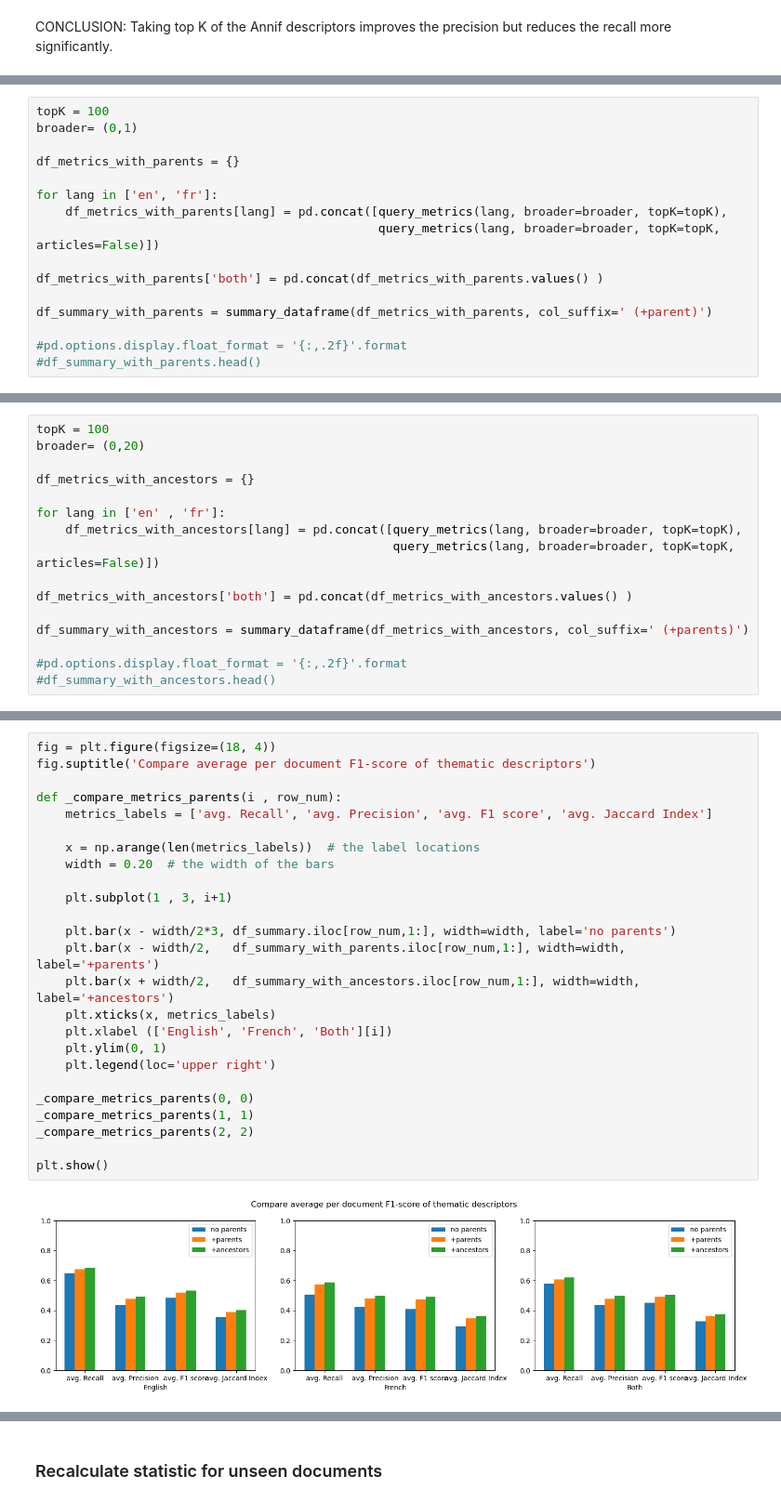
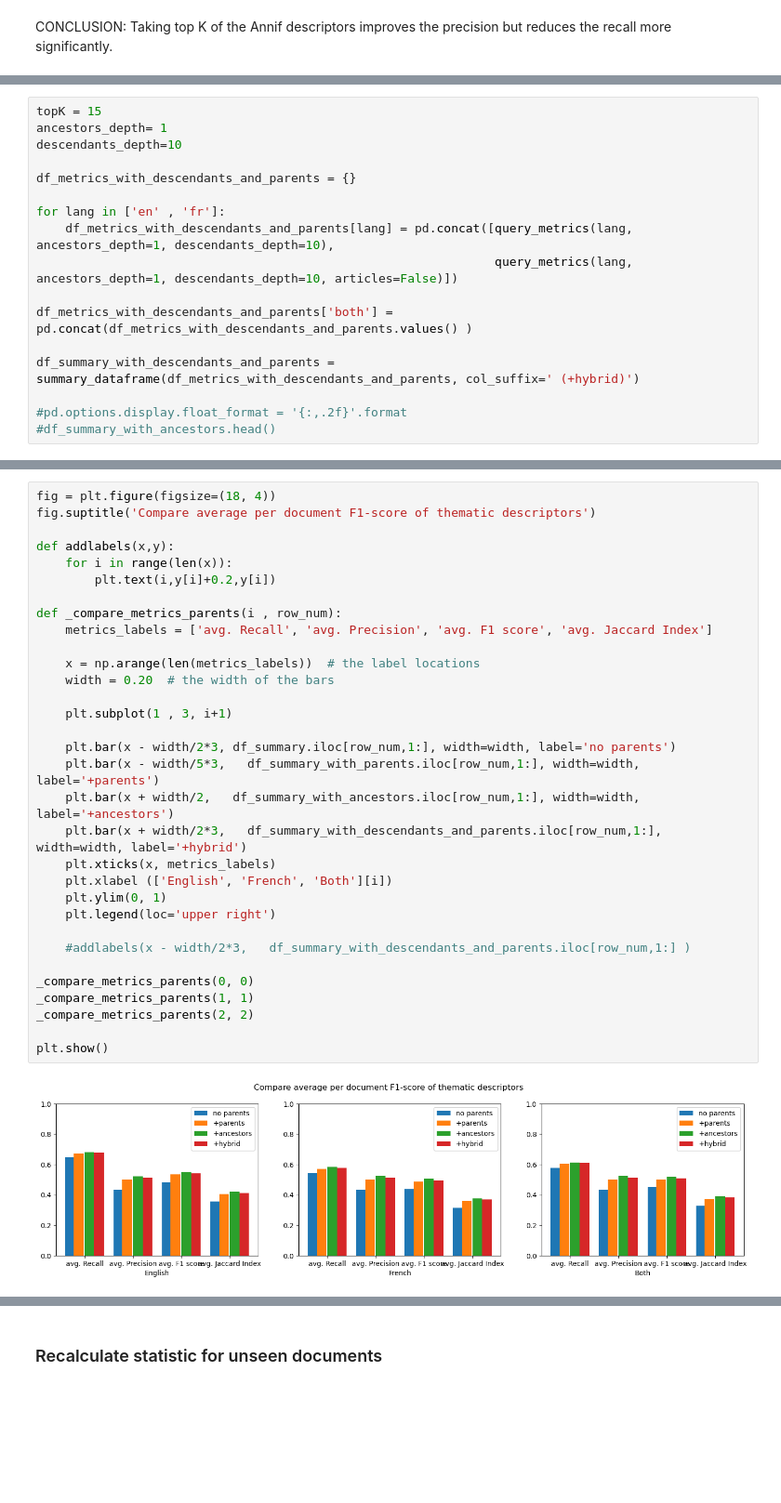
Before and after one commit to issa-project/issa-pipeline, a Jupyter notebook: notebooks/issa-descriptor-analysis.ipynb, the cells around one changed output, grey strips where cells are left out. Shown at 93% size. Saved outputs shown, nothing was run; the diff lists cells and outputs as text; blank space fills up the shorter version.

```diff
--- a/notebooks/issa-descriptor-analysis.ipynb
+++ b/notebooks/issa-descriptor-analysis.ipynb
@@ -478,17 +685,18 @@ CONCLUSION: Taking top K of the Annif descriptors improves the precision but red
 # %%
-topK = 100
-broader= (0,1)
+topK = 15
+ancestors_depth= 1
+descendants_depth=10
 
-df_metrics_with_parents = {}
+df_metrics_with_descendants_and_parents = {}
 
-for lang in ['en', 'fr']:
-    df_metrics_with_parents[lang] = pd.concat([query_metrics(lang, broader=broader, topK=topK),
-                                               query_metrics(lang, broader=broader, topK=topK, articles=False)])
+for lang in ['en' , 'fr']:
+    df_metrics_with_descendants_and_parents[lang] = pd.concat([query_metrics(lang, ancestors_depth=1, descendants_depth=10),
+                                                               query_metrics(lang, ancestors_depth=1, descendants_depth=10, articles=False)])
 
-df_metrics_with_parents['both'] = pd.concat(df_metrics_with_parents.values() )
+df_metrics_with_descendants_and_parents['both'] = pd.concat(df_metrics_with_descendants_and_parents.values() )
 
-df_summary_with_parents = summary_dataframe(df_metrics_with_parents, col_suffix=' (+parent)')
+df_summary_with_descendants_and_parents = summary_dataframe(df_metrics_with_descendants_and_parents, col_suffix=' (+hybrid)')
 
 #pd.options.display.float_format = '{:,.2f}'.format
-#df_summary_with_parents.head()
+#df_summary_with_ancestors.head()
 # %% [output]
@@ -501,16 +706,0 @@ fr (7383, 9)
-# %%
-topK = 100
-broader= (0,20)
-
-df_metrics_with_ancestors = {}
-
-for lang in ['en' , 'fr']:
-    df_metrics_with_ancestors[lang] = pd.concat([query_metrics(lang, broader=broader, topK=topK),
-                                                 query_metrics(lang, broader=broader, topK=topK, articles=False)])
-
-df_metrics_with_ancestors['both'] = pd.concat(df_metrics_with_ancestors.values() )
-
-df_summary_with_ancestors = summary_dataframe(df_metrics_with_ancestors, col_suffix=' (+parents)')
-
-#pd.options.display.float_format = '{:,.2f}'.format
-#df_summary_with_ancestors.head()
@@ -522,30 +707,37 @@ fr (7383, 9)
 # %%
 fig = plt.figure(figsize=(18, 4))
 fig.suptitle('Compare average per document F1-score of thematic descriptors')
+
+def addlabels(x,y):
+    for i in range(len(x)):
+        plt.text(i,y[i]+0.2,y[i])
 
 def _compare_metrics_parents(i , row_num):
     metrics_labels = ['avg. Recall', 'avg. Precision', 'avg. F1 score', 'avg. Jaccard Index']
 
     x = np.arange(len(metrics_labels))  # the label locations
     width = 0.20  # the width of the bars
 
     plt.subplot(1 , 3, i+1)
 
     plt.bar(x - width/2*3, df_summary.iloc[row_num,1:], width=width, label='no parents')
-    plt.bar(x - width/2,   df_summary_with_parents.iloc[row_num,1:], width=width, label='+parents')
+    plt.bar(x - width/5*3,   df_summary_with_parents.iloc[row_num,1:], width=width, label='+parents')
     plt.bar(x + width/2,   df_summary_with_ancestors.iloc[row_num,1:], width=width, label='+ancestors')
+    plt.bar(x + width/2*3,   df_summary_with_descendants_and_parents.iloc[row_num,1:], width=width, label='+hybrid')
     plt.xticks(x, metrics_labels)
     plt.xlabel (['English', 'French', 'Both'][i])
     plt.ylim(0, 1)
     plt.legend(loc='upper right')
+
+    #addlabels(x - width/2*3,   df_summary_with_descendants_and_parents.iloc[row_num,1:] )
 
 _compare_metrics_parents(0, 0)
 _compare_metrics_parents(1, 1)
 _compare_metrics_parents(2, 2)
 
 plt.show()
 # %% [output]
-[figure, old version]
+[figure, new version]
 # %%
 #    [{'selector': 'thead',
 #      'props': [('background-color', 'lightblue') ]}]
```
Also changed, not shown: parts of 34 cells of this notebook.
